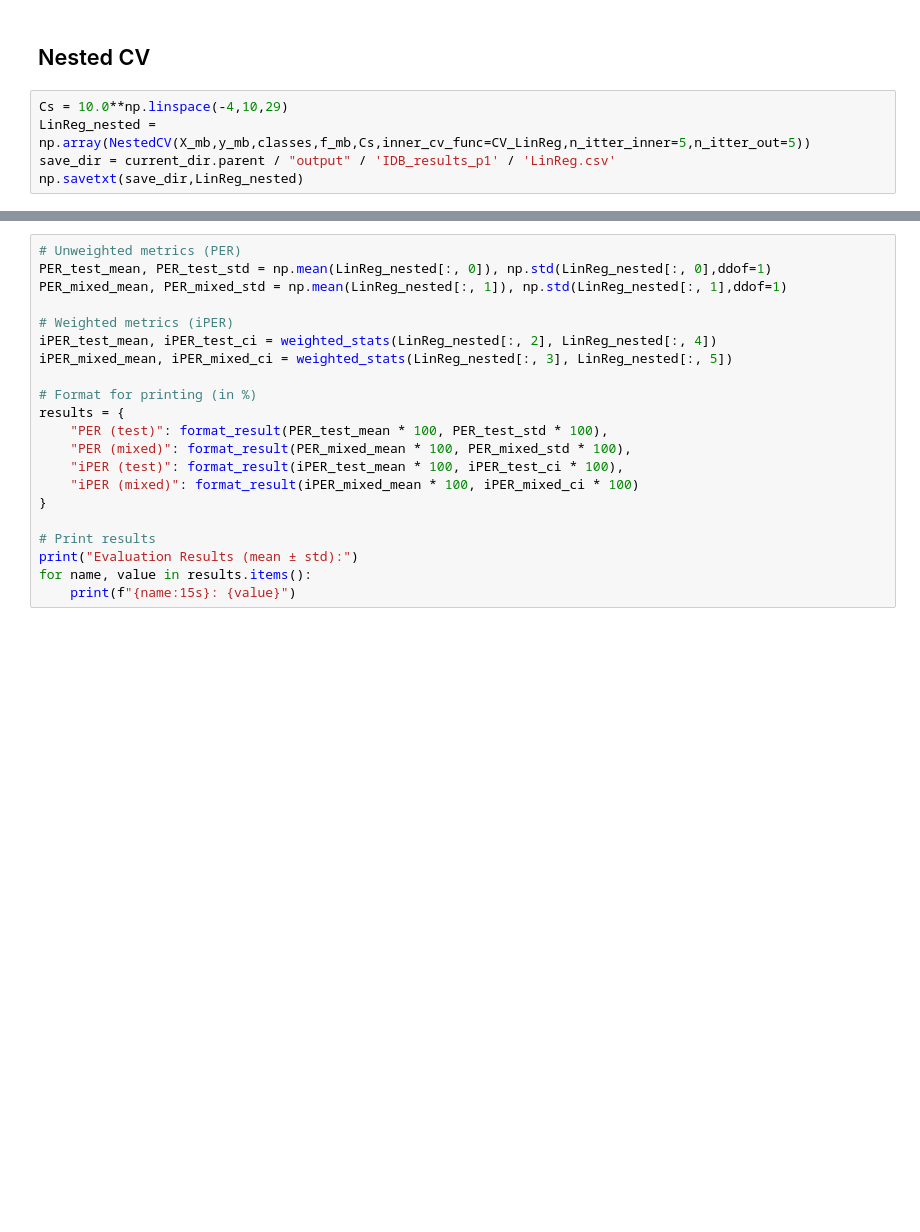
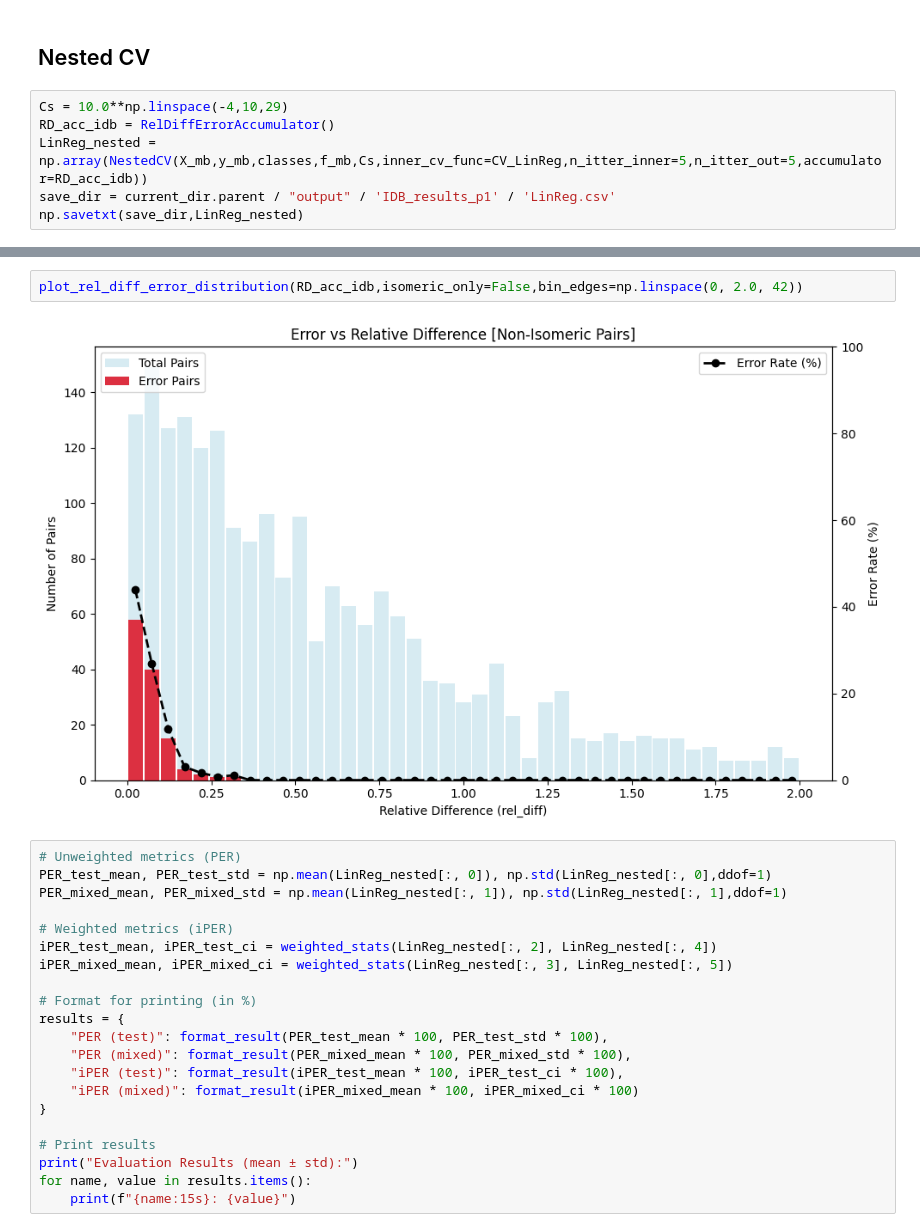
Before and after one commit to IvanRozanov04/FlavonoidsElutionOrderPrediction, a Jupyter notebook: code/LinearRegression.ipynb, the cells around one changed output, grey strips where cells are left out. Cells and saved outputs as stored; diff of their text form; blank space fills up the shorter version.

Commit message:
Added accumulator functional for IDB

```diff
--- a/code/LinearRegression.ipynb
+++ b/code/LinearRegression.ipynb
@@ -79,6 +79,7 @@ classes = list(map(get_retention_time_class,y_mb))
 ## Nested CV
 # %%
 Cs = 10.0**np.linspace(-4,10,29)
-LinReg_nested = np.array(NestedCV(X_mb,y_mb,classes,f_mb,Cs,inner_cv_func=CV_LinReg,n_itter_inner=5,n_itter_out=5))
+RD_acc_idb = RelDiffErrorAccumulator()
+LinReg_nested = np.array(NestedCV(X_mb,y_mb,classes,f_mb,Cs,inner_cv_func=CV_LinReg,n_itter_inner=5,n_itter_out=5,accumulator=RD_acc_idb))
 save_dir = current_dir.parent / "output" / 'IDB_results_p1' / 'LinReg.csv'
 np.savetxt(save_dir,LinReg_nested)
@@ -85,3 +107,7 @@ np.savetxt(save_dir,LinReg_nested)
+# %%
+plot_rel_diff_error_distribution(RD_acc_idb,isomeric_only=False,bin_edges=np.linspace(0, 2.0, 42))
+# %% [output]
+[figure, added]
 # %%
 # Unweighted metrics (PER)
 PER_test_mean, PER_test_std = np.mean(LinReg_nested[:, 0]), np.std(LinReg_nested[:, 0],ddof=1)
```
Also changed, not shown: parts of 3 cells of this notebook, 6 other files.
